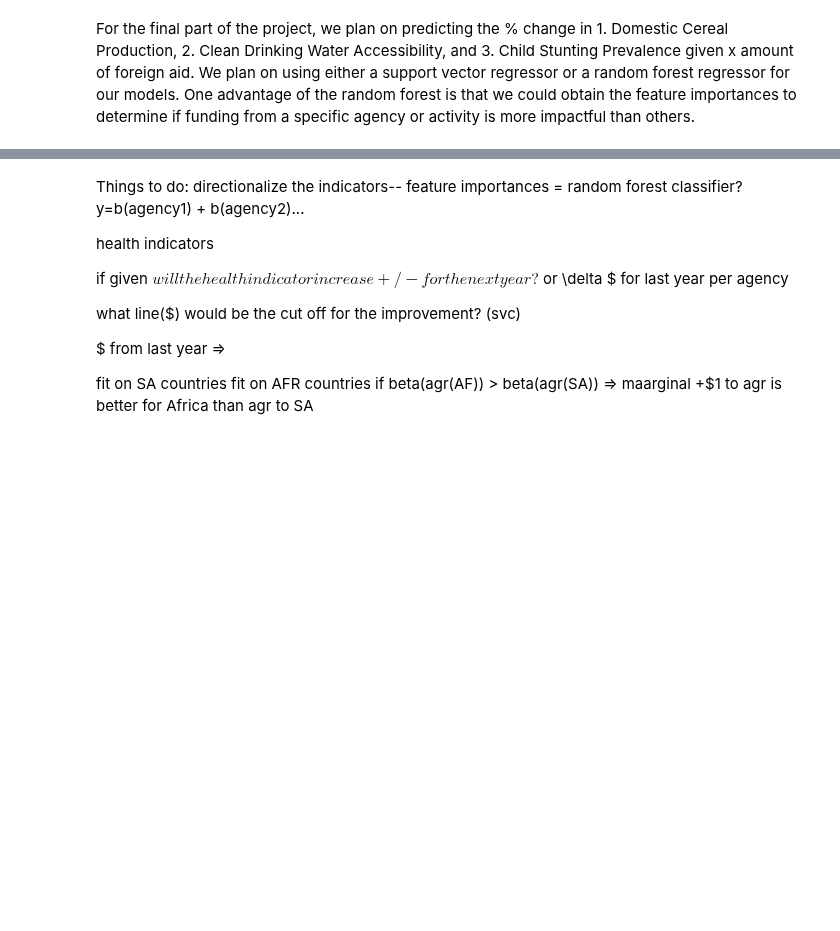
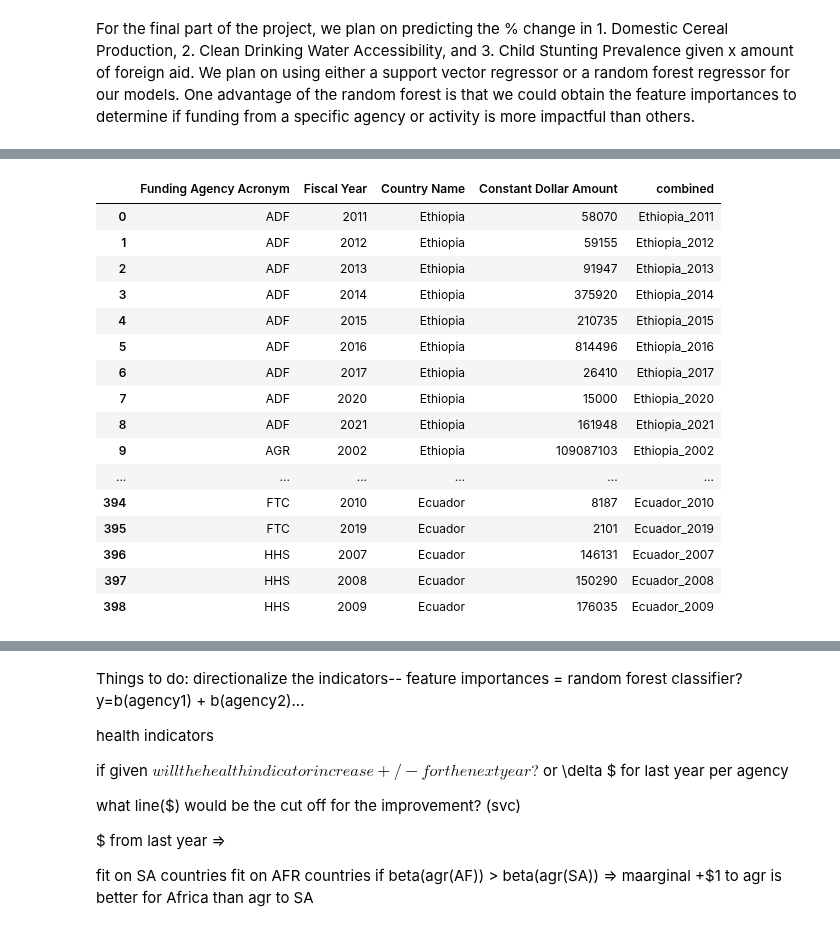
Before and after one commit to chriscallahan99/DataScience_Final_Project, a Jupyter notebook: DS_Milestone_2.ipynb, the cells around one changed output, grey strips where cells are left out. Saved outputs shown, nothing was run; the diff lists cells and outputs as text; code cells hidden in the pictures; blank space fills up the shorter version.

```diff
--- a/DS_Milestone_2.ipynb
+++ b/DS_Milestone_2.ipynb
@@ -552,0 +605,39 @@ For the final part of the project, we plan on predicting the % change in 1. Dome
+# %%
+# Create dataframe of the funding amounts in each country per year
+
+masterdf = pd.DataFrame()
+
+for i, country in enumerate(countries):
+    per_country_df = pd.DataFrame()
+    grouped_df = country.groupby(["Funding Agency Acronym","Fiscal Year", "Country Name"])
+
+    # Create a new column based on the grouped data
+    per_country_df["Constant Dollar Amount"] = grouped_df["Constant Dollar Amount"].sum()
+    per_country_df = pd.DataFrame(per_country_df)
+
+
+    masterdf = pd.concat([masterdf, per_country_df])
+
+masterdf.reset_index(inplace=True)
+masterdf["combined"] = masterdf["Country Name"].astype(str) + "_" + masterdf["Fiscal Year"].astype(str)
+
+
+display(HTML(masterdf.to_html()))
+# %% [output]
+|  | Funding Agency Acronym | Fiscal Year | Country Name | Constant Dollar Amount | combined |
+| 0 | ADF | 2011 | Ethiopia | 58070 | Ethiopia_2011 |
+| 1 | ADF | 2012 | Ethiopia | 59155 | Ethiopia_2012 |
+| 2 | ADF | 2013 | Ethiopia | 91947 | Ethiopia_2013 |
+| 3 | ADF | 2014 | Ethiopia | 375920 | Ethiopia_2014 |
+| 4 | ADF | 2015 | Ethiopia | 210735 | Ethiopia_2015 |
+| 5 | ADF | 2016 | Ethiopia | 814496 | Ethiopia_2016 |
+| 6 | ADF | 2017 | Ethiopia | 26410 | Ethiopia_2017 |
+| 7 | ADF | 2020 | Ethiopia | 15000 | Ethiopia_2020 |
+| 8 | ADF | 2021 | Ethiopia | 161948 | Ethiopia_2021 |
+| 9 | AGR | 2002 | Ethiopia | 109087103 | Ethiopia_2002 |
+| ... | ... | ... | ... | ... | ... |
+| 394 | FTC | 2010 | Ecuador | 8187 | Ecuador_2010 |
+| 395 | FTC | 2019 | Ecuador | 2101 | Ecuador_2019 |
+| 396 | HHS | 2007 | Ecuador | 146131 | Ecuador_2007 |
+| 397 | HHS | 2008 | Ecuador | 150290 | Ecuador_2008 |
+| 398 | HHS | 2009 | Ecuador | 176035 | Ecuador_2009 |
```
Also changed, not shown: parts of 9 cells of this notebook, 3 other files.
